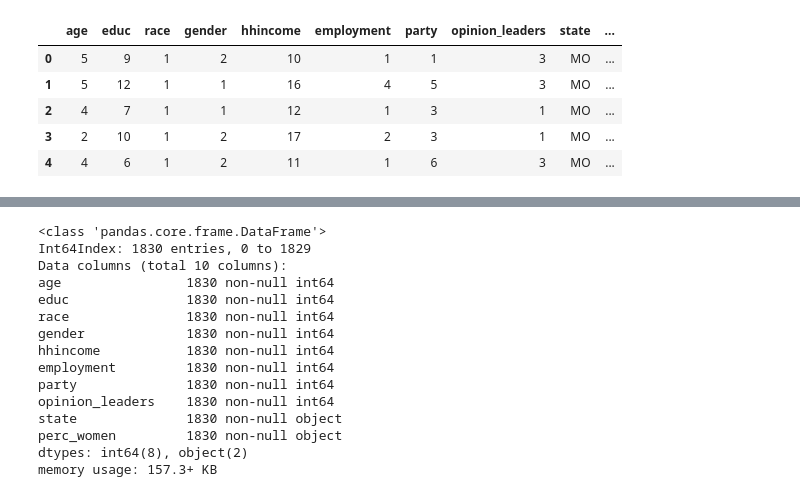
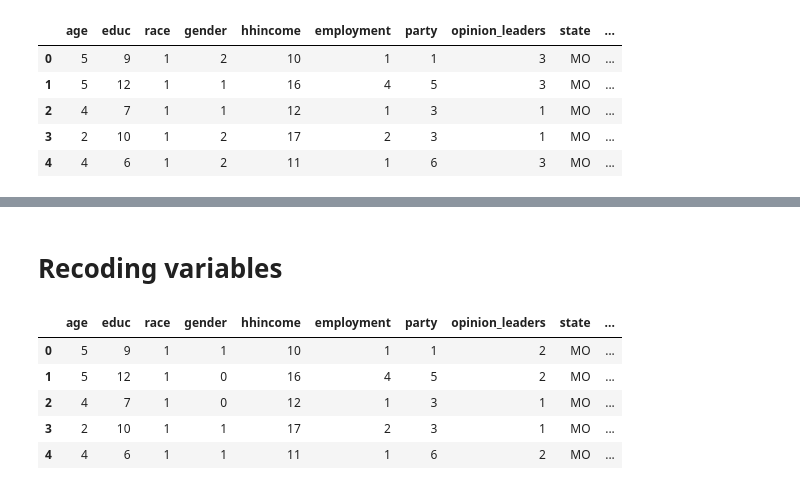
Before and after one commit to lmchu1/WomenLeaders599, a Jupyter notebook: Preprocessing.ipynb, the cells around one changed output, grey strips where cells are left out. Drawn from its saved outputs; the diff is of its cells as text; code cells hidden in the pictures.

```diff
--- a/Preprocessing.ipynb
+++ b/Preprocessing.ipynb
@@ -149,18 +163,21 @@ alldata.iloc[:,2:].describe()
+# %% [markdown]
+# Recoding variables
+# %%
+#recoding gender to dummy variable
+gender_dict={1:0, 2:1, -1:'NaN', -2:'NaN'}
+#in new code, men=0, women=1
+# %%
+alldata.gender.cat.rename_categories(gender_dict,inplace=True)
+# %%
+#recoding the opinion variable to scale
+opinion_dict={1:1, 2:3, 3:2, -1:'NaN'}
+alldata.opinion_leaders.cat.rename_categories(opinion_dict,inplace=True)
 # %%
-alldata.info()
+alldata.head()
 # %% [output]
-<class 'pandas.core.frame.DataFrame'>
-Int64Index: 1830 entries, 0 to 1829
-Data columns (total 10 columns):
-age                1830 non-null int64
-educ               1830 non-null int64
-race               1830 non-null int64
-gender             1830 non-null int64
-hhincome           1830 non-null int64
-employment         1830 non-null int64
-party              1830 non-null int64
-opinion_leaders    1830 non-null int64
-state              1830 non-null object
-perc_women         1830 non-null object
-dtypes: int64(8), object(2)
-memory usage: 157.3+ KB
+|  | age | educ | race | gender | hhincome | employment | party | opinion_leaders | state | ... |
+| 0 | 5 | 9 | 1 | 1 | 10 | 1 | 1 | 2 | MO | ... |
+| 1 | 5 | 12 | 1 | 0 | 16 | 4 | 5 | 2 | MO | ... |
+| 2 | 4 | 7 | 1 | 0 | 12 | 1 | 3 | 1 | MO | ... |
+| 3 | 2 | 10 | 1 | 1 | 17 | 2 | 3 | 1 | MO | ... |
+| 4 | 4 | 6 | 1 | 1 | 11 | 1 | 6 | 2 | MO | ... |
```
Also changed, not shown: parts of 9 cells of this notebook.
